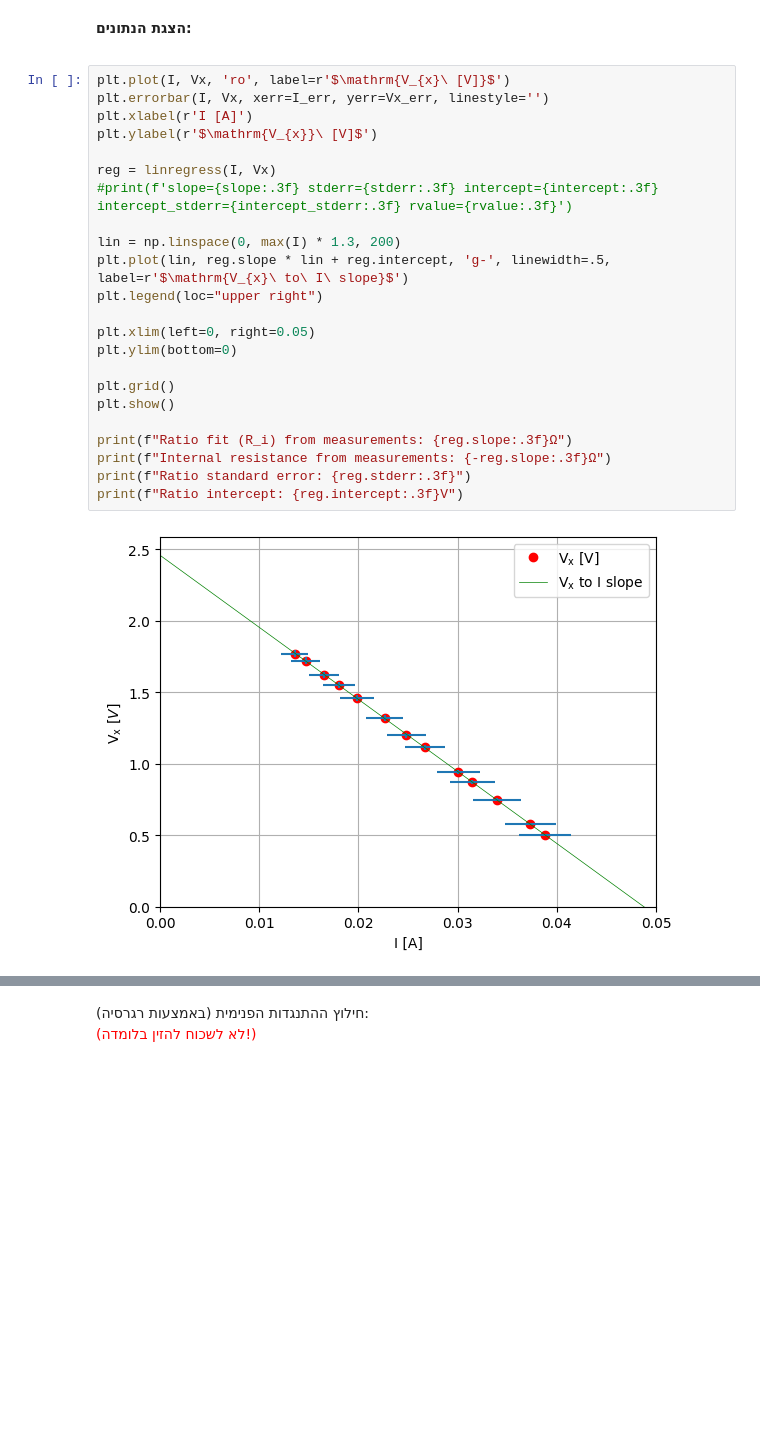
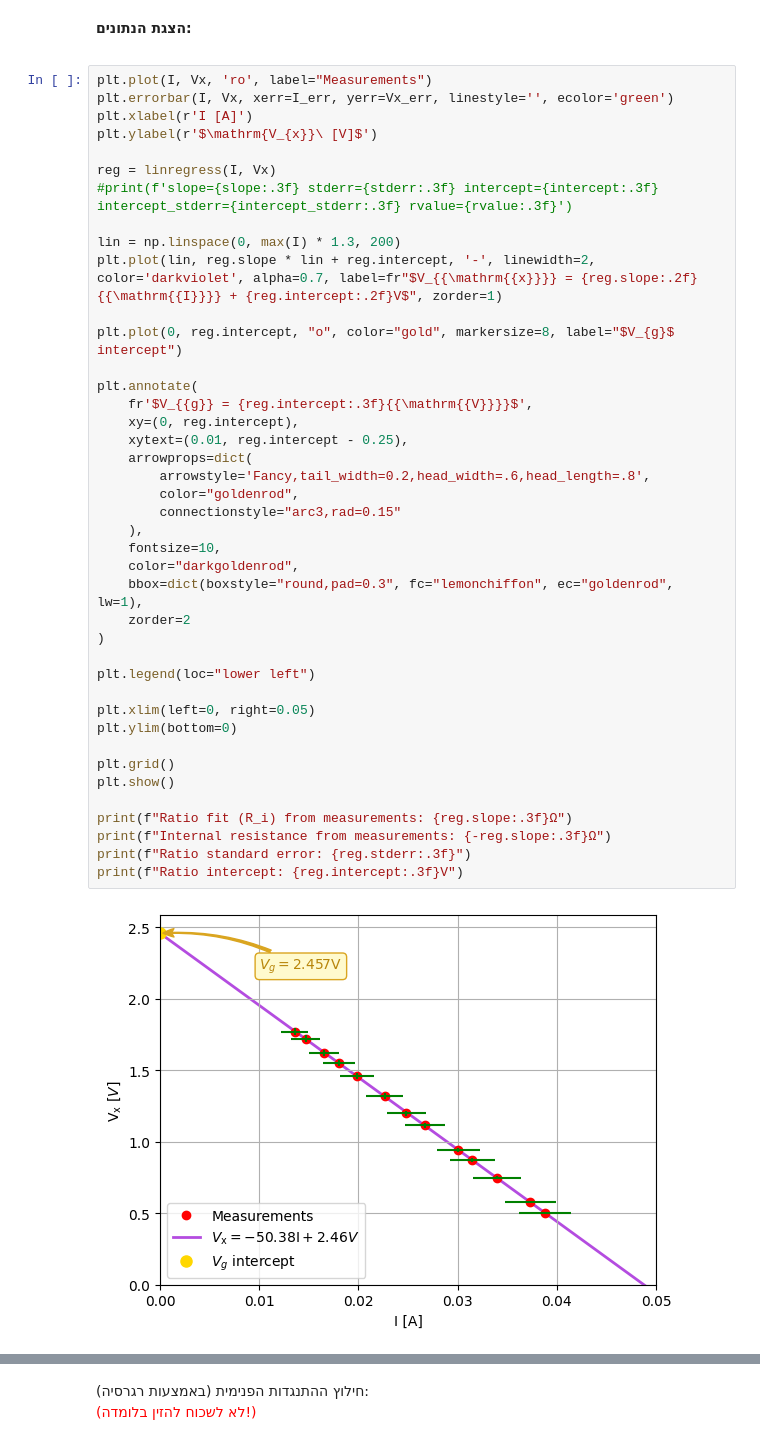
Before and after one commit to katzuv/studies, a Jupyter notebook: 2025S/Lab/03 DC.ipynb, the cells around one changed output, grey strips where cells are left out. Drawn from its saved outputs; the diff is of its cells as text; blank space fills up the shorter version.

Commit message:
Style internal resistance graph

```diff
--- a/2025S/Lab/03 DC.ipynb
+++ b/2025S/Lab/03 DC.ipynb
@@ -173,30 +169,48 @@ Vx_err = Vx * (1.5 / 100)
 
 <b> הצגת הנתונים: </b> <br>
 # %%
-plt.plot(I, Vx, 'ro', label=r'$\mathrm{V_{x}\ [V]}$')
-plt.errorbar(I, Vx, xerr=I_err, yerr=Vx_err, linestyle='')
+plt.plot(I, Vx, 'ro', label="Measurements")
+plt.errorbar(I, Vx, xerr=I_err, yerr=Vx_err, linestyle='', ecolor='green')
 plt.xlabel(r'I [A]')
 plt.ylabel(r'$\mathrm{V_{x}}\ [V]$')
 
 reg = linregress(I, Vx)
 #print(f'slope={slope:.3f} stderr={stderr:.3f} intercept={intercept:.3f} intercept_stderr={intercept_stderr:.3f} rvalue={rvalue:.3f}')
 
 lin = np.linspace(0, max(I) * 1.3, 200)
-plt.plot(lin, reg.slope * lin + reg.intercept, 'g-', linewidth=.5, label=r'$\mathrm{V_{x}\ to\ I\ slope}$')
-plt.legend(loc="upper right")
+plt.plot(lin, reg.slope * lin + reg.intercept, '-', linewidth=2, color='darkviolet', alpha=0.7, label=fr"$V_{{\mathrm{{x}}}} = {reg.slope:.2f} {{\mathrm{{I}}}} + {reg.intercept:.2f}V$", zorder=1)
+
+plt.plot(0, reg.intercept, "o", color="gold", markersize=8, label="$V_{g}$ intercept")
+
+plt.annotate(
+    fr'$V_{{g}} = {reg.intercept:.3f}{{\mathrm{{V}}}}$',
+    xy=(0, reg.intercept),
+    xytext=(0.01, reg.intercept - 0.25),
+    arrowprops=dict(
+        arrowstyle='Fancy,tail_width=0.2,head_width=.6,head_length=.8',
+        color="goldenrod",
+        connectionstyle="arc3,rad=0.15"
+    ),
+    fontsize=10,
+    color="darkgoldenrod",
+    bbox=dict(boxstyle="round,pad=0.3", fc="lemonchiffon", ec="goldenrod", lw=1),
+    zorder=2
+)
+
+plt.legend(loc="lower left")
 
 plt.xlim(left=0, right=0.05)
 plt.ylim(bottom=0)
 
 plt.grid()
 plt.show()
 
 print(f"Ratio fit (R_i) from measurements: {reg.slope:.3f}Ω")
 print(f"Internal resistance from measurements: {-reg.slope:.3f}Ω")
 print(f"Ratio standard error: {reg.stderr:.3f}")
 print(f"Ratio intercept: {reg.intercept:.3f}V")
 # %% [output]
-[figure, old version]
+[figure, new version]
 Ratio fit (R_i) from measurements: -50.376Ω
 Internal resistance from measurements: 50.376Ω
 Ratio standard error: 0.108
```
Also changed, not shown: parts of 1 cell of this notebook.
